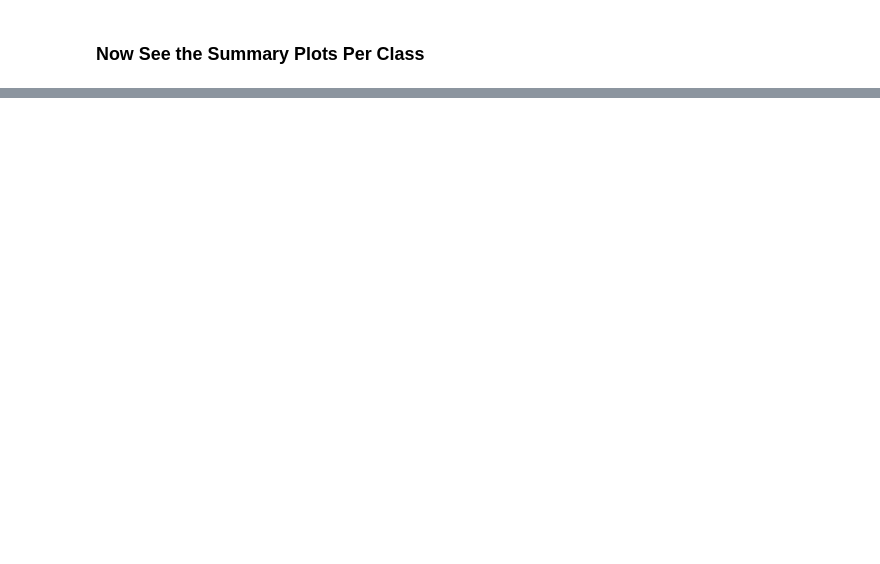
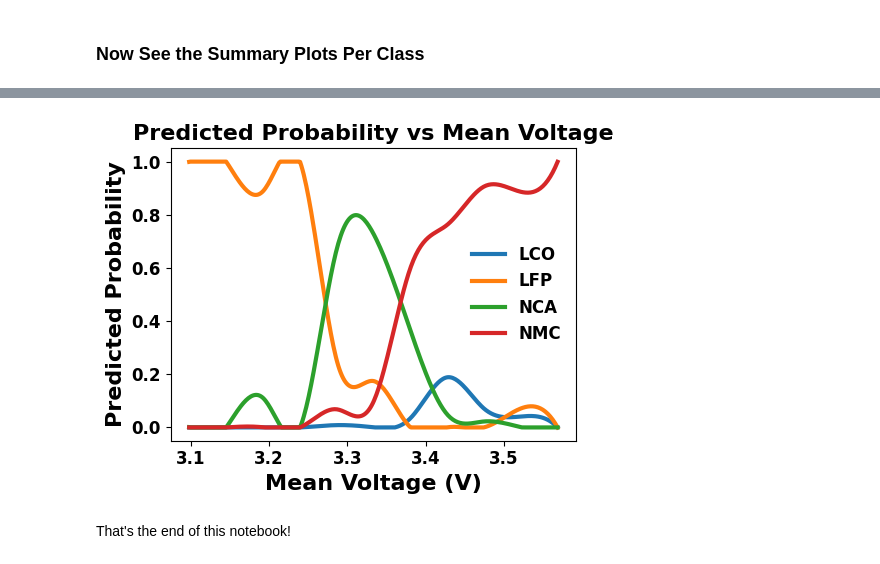
Before and after one commit to MJonesUmich/Battery_Classifier, a Jupyter notebook: notebooks/10_Selected_Model_Fitting_Review.ipynb, the cells around one changed output, grey strips where cells are left out. Cells and saved outputs as stored; diff of their text form; code cells hidden in the pictures; blank space fills up the shorter version.

```diff
--- a/notebooks/10_Selected_Model_Fitting_Review.ipynb
+++ b/notebooks/10_Selected_Model_Fitting_Review.ipynb
@@ -371,0 +374,78 @@ for class_idx, chemistry in enumerate(encoder.classes_):
+# %%
+# Add interpolation imports
+from scipy.interpolate import make_interp_spline
+
+# Ensure required columns exist
+mean_volt_cols = [c for c in X.columns if c.endswith('voltage_v_mean')]
+if len(mean_volt_cols) == 0:
+    raise ValueError("No '*voltage_v_mean' columns found in X. Expected e.g. 'discharge_voltage_v_mean'.")
+
+# Prefer discharge mean voltage if present, else use the first available
+mv_col = next((c for c in mean_volt_cols if 'discharge_' in c), mean_volt_cols[0])
+
+# Predicted probabilities for test set
+y_proba = best_model.predict_proba(X_scaled)
+
+# Build plotting DataFrame
+plot_df = pd.DataFrame({'mean_voltage': X[mv_col].values})
+for i, cls in enumerate(class_labels):
+    plot_df[f'proba_{cls}'] = y_proba[:, i]
+
+# Bin mean voltage for smoother base points
+bins = np.linspace(plot_df['mean_voltage'].min(), plot_df['mean_voltage'].max(), 12)
+plot_df['mv_bin'] = pd.cut(plot_df['mean_voltage'], bins=bins, include_lowest=True)
+agg = plot_df.groupby('mv_bin').mean(numeric_only=True).reset_index()
+agg['mv_mid'] = agg['mv_bin'].apply(lambda x: (x.left + x.right) / 2 if pd.notna(x) else np.nan)
+
+# Plot with transparent background
+fig, ax = plt.subplots(figsize=(5, 4))
+fig.patch.set_alpha(0)
+ax.set_facecolor('none')
+plt.rcParams['savefig.facecolor'] = 'none'
+
+
+# Smooth and plot each class
+for cls in class_labels:
+    x = agg['mv_mid'].to_numpy()
+    y = agg[f'proba_{cls}'].to_numpy()
+
+    # clean/sort/unique for spline
+    m = np.isfinite(x) & np.isfinite(y)
+    x, y = x[m], y[m]
+    order = np.argsort(x)
+    x, y = x[order], y[order]
+    x_u, idx = np.unique(x, return_index=True)
+    y_u = y[idx]
+
+    # build spline if enough points, else fall back to raw
+    if len(x_u) >= 4:
+        xnew = np.linspace(x_u.min(), x_u.max(), 300)
+        spl = make_interp_spline(x_u, y_u, k=3)  # cubic spline
+        power_smooth = np.clip(spl(xnew), 0, 1)  # keep within [0,1]
+        ax.plot(xnew, power_smooth, linewidth=3, label=cls)
+    else:
+        ax.plot(x_u, y_u, linewidth=3, label=cls)
+
+ax.set_xlabel('Mean Voltage (V)', fontsize=16, fontweight='bold')
+ax.set_ylabel('Predicted Probability', fontsize=16, fontweight='bold')
+ax.set_title('Predicted Probability vs Mean Voltage', fontsize=16, fontweight='bold')
+
+
+
+leg = ax.legend(fontsize=12, loc='best', framealpha=0)
+if leg:
+    leg.get_frame().set_facecolor('none')
+    leg.get_frame().set_edgecolor('none')
+    #set bold for legend text
+    for text in leg.get_texts():
+        text.set_fontweight('bold')
+
+ax.tick_params(axis='both', labelsize=12)
+for label in ax.get_xticklabels() + ax.get_yticklabels():
+    label.set_fontweight('bold')
+plt.tight_layout()
+plt.show()
+# %% [output]
+[figure, added]
+# %% [markdown]
+That's the end of this notebook!
```
Also changed, not shown: parts of 5 cells of this notebook.
